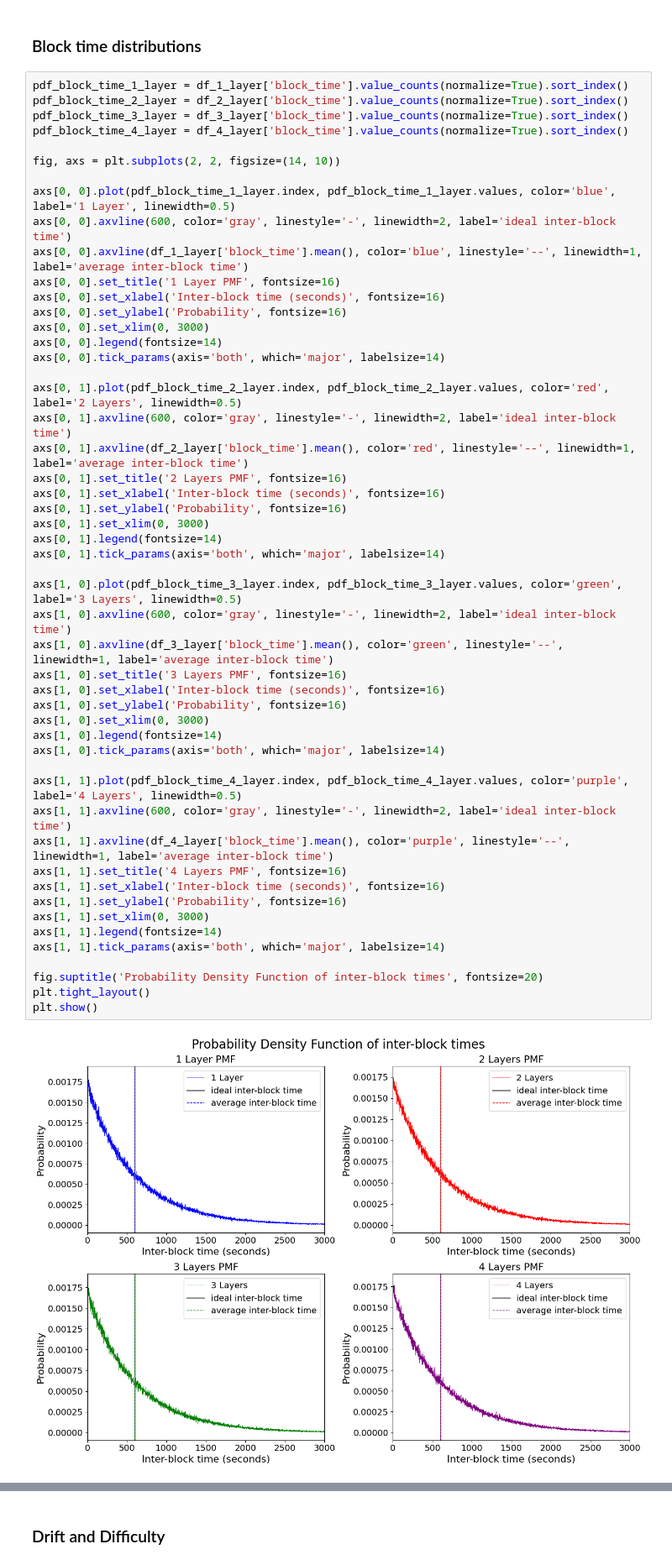
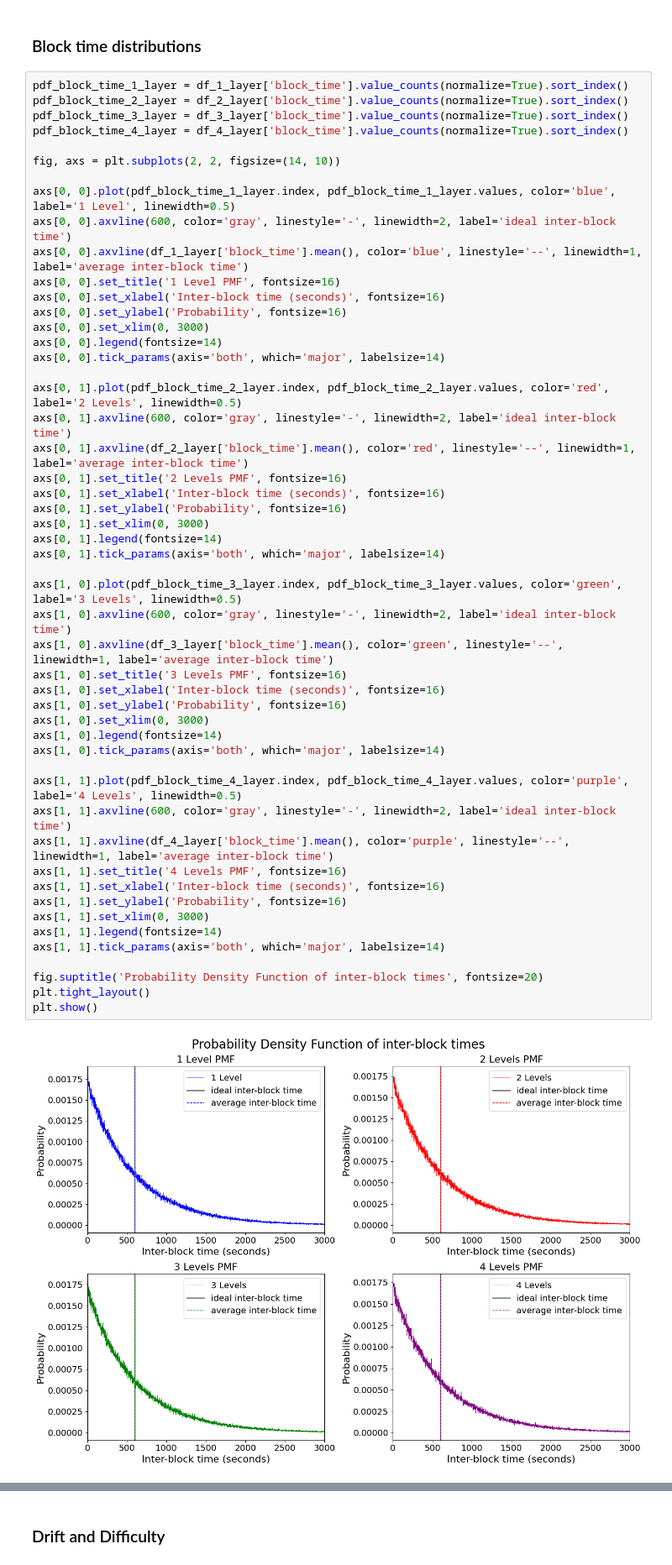
Before and after one commit to demKyr/BCH-DAA-2, a Jupyter notebook: visualisation_final.ipynb, the cells around one changed output, grey strips where cells are left out. Shown at 84% size. Drawn from its saved outputs; the diff is of its cells as text.

```diff
--- a/visualisation_final.ipynb
+++ b/visualisation_final.ipynb
@@ -112,51 +113,51 @@ pdf_block_time_4_layer = df_4_layer['block_time'].value_counts(normalize=True).s
 
 fig, axs = plt.subplots(2, 2, figsize=(14, 10))
 
-axs[0, 0].plot(pdf_block_time_1_layer.index, pdf_block_time_1_layer.values, color='blue', label='1 Layer', linewidth=0.5)
+axs[0, 0].plot(pdf_block_time_1_layer.index, pdf_block_time_1_layer.values, color='blue', label='1 Level', linewidth=0.5)
 axs[0, 0].axvline(600, color='gray', linestyle='-', linewidth=2, label='ideal inter-block time')
 axs[0, 0].axvline(df_1_layer['block_time'].mean(), color='blue', linestyle='--', linewidth=1, label='average inter-block time')
-axs[0, 0].set_title('1 Layer PMF', fontsize=16)
+axs[0, 0].set_title('1 Level PMF', fontsize=16)
 axs[0, 0].set_xlabel('Inter-block time (seconds)', fontsize=16)
 axs[0, 0].set_ylabel('Probability', fontsize=16)
 axs[0, 0].set_xlim(0, 3000)
 axs[0, 0].legend(fontsize=14)
 axs[0, 0].tick_params(axis='both', which='major', labelsize=14)
 
-axs[0, 1].plot(pdf_block_time_2_layer.index, pdf_block_time_2_layer.values, color='red', label='2 Layers', linewidth=0.5)
+axs[0, 1].plot(pdf_block_time_2_layer.index, pdf_block_time_2_layer.values, color='red', label='2 Levels', linewidth=0.5)
 axs[0, 1].axvline(600, color='gray', linestyle='-', linewidth=2, label='ideal inter-block time')
 axs[0, 1].axvline(df_2_layer['block_time'].mean(), color='red', linestyle='--', linewidth=1, label='average inter-block time')
-axs[0, 1].set_title('2 Layers PMF', fontsize=16)
+axs[0, 1].set_title('2 Levels PMF', fontsize=16)
 axs[0, 1].set_xlabel('Inter-block time (seconds)', fontsize=16)
 axs[0, 1].set_ylabel('Probability', fontsize=16)
 axs[0, 1].set_xlim(0, 3000)
 axs[0, 1].legend(fontsize=14)
 axs[0, 1].tick_params(axis='both', which='major', labelsize=14)
 
-axs[1, 0].plot(pdf_block_time_3_layer.index, pdf_block_time_3_layer.values, color='green', label='3 Layers', linewidth=0.5)
+axs[1, 0].plot(pdf_block_time_3_layer.index, pdf_block_time_3_layer.values, color='green', label='3 Levels', linewidth=0.5)
 axs[1, 0].axvline(600, color='gray', linestyle='-', linewidth=2, label='ideal inter-block time')
 axs[1, 0].axvline(df_3_layer['block_time'].mean(), color='green', linestyle='--', linewidth=1, label='average inter-block time')
-axs[1, 0].set_title('3 Layers PMF', fontsize=16)
+axs[1, 0].set_title('3 Levels PMF', fontsize=16)
 axs[1, 0].set_xlabel('Inter-block time (seconds)', fontsize=16)
 axs[1, 0].set_ylabel('Probability', fontsize=16)
 axs[1, 0].set_xlim(0, 3000)
 axs[1, 0].legend(fontsize=14)
 axs[1, 0].tick_params(axis='both', which='major', labelsize=14)
 
-axs[1, 1].plot(pdf_block_time_4_layer.index, pdf_block_time_4_layer.values, color='purple', label='4 Layers', linewidth=0.5)
+axs[1, 1].plot(pdf_block_time_4_layer.index, pdf_block_time_4_layer.values, color='purple', label='4 Levels', linewidth=0.5)
 axs[1, 1].axvline(600, color='gray', linestyle='-', linewidth=2, label='ideal inter-block time')
 axs[1, 1].axvline(df_4_layer['block_time'].mean(), color='purple', linestyle='--', linewidth=1, label='average inter-block time')
-axs[1, 1].set_title('4 Layers PMF', fontsize=16)
+axs[1, 1].set_title('4 Levels PMF', fontsize=16)
 axs[1, 1].set_xlabel('Inter-block time (seconds)', fontsize=16)
 axs[1, 1].set_ylabel('Probability', fontsize=16)
 axs[1, 1].set_xlim(0, 3000)
 axs[1, 1].legend(fontsize=14)
 axs[1, 1].tick_params(axis='both', which='major', labelsize=14)
 
 fig.suptitle('Probability Density Function of inter-block times', fontsize=20)
 plt.tight_layout()
 plt.show()
 # %% [output]
-[figure, old version]
+[figure, new version]
 # %%
 pdf_1_layer = q_res_1_layer_hour_count['record_count'].value_counts(normalize=True).sort_index()
 pdf_2_layer = q_res_2_layer_hour_count['record_count'].value_counts(normalize=True).sort_index()
```
Also changed, not shown: parts of 9 cells of this notebook, 3 other files.
